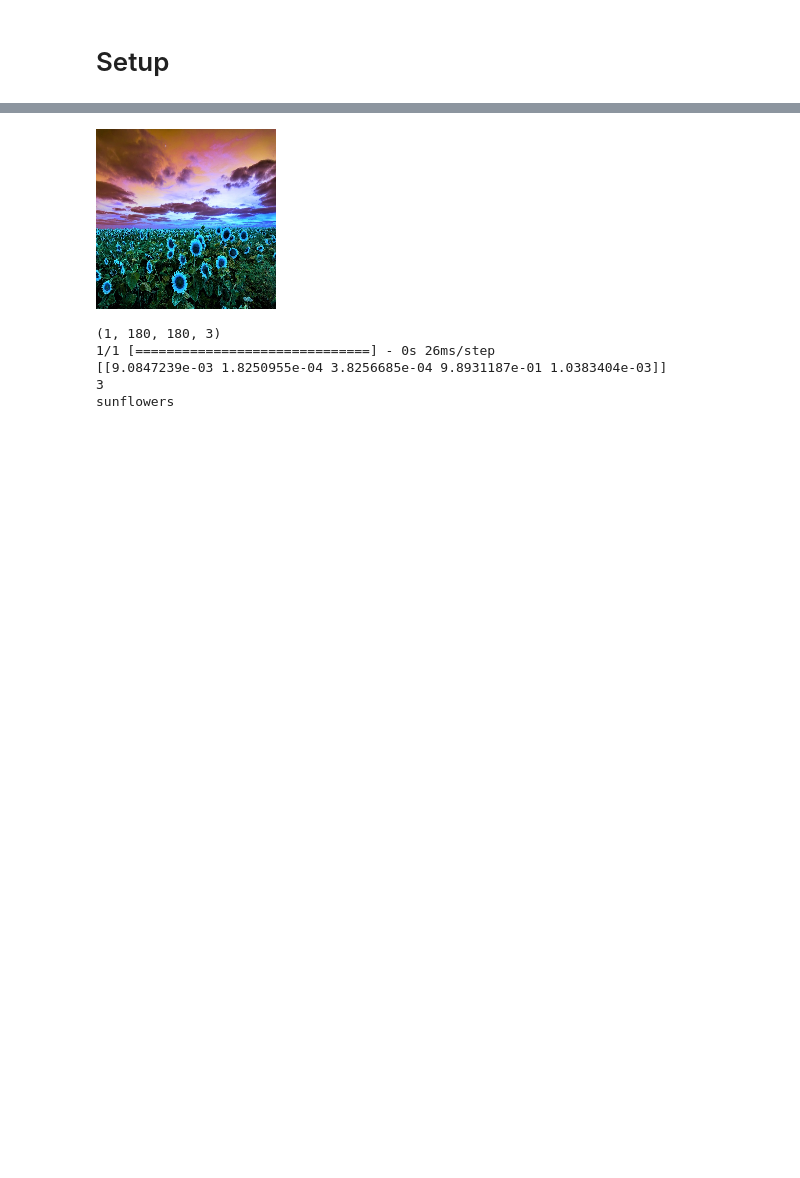
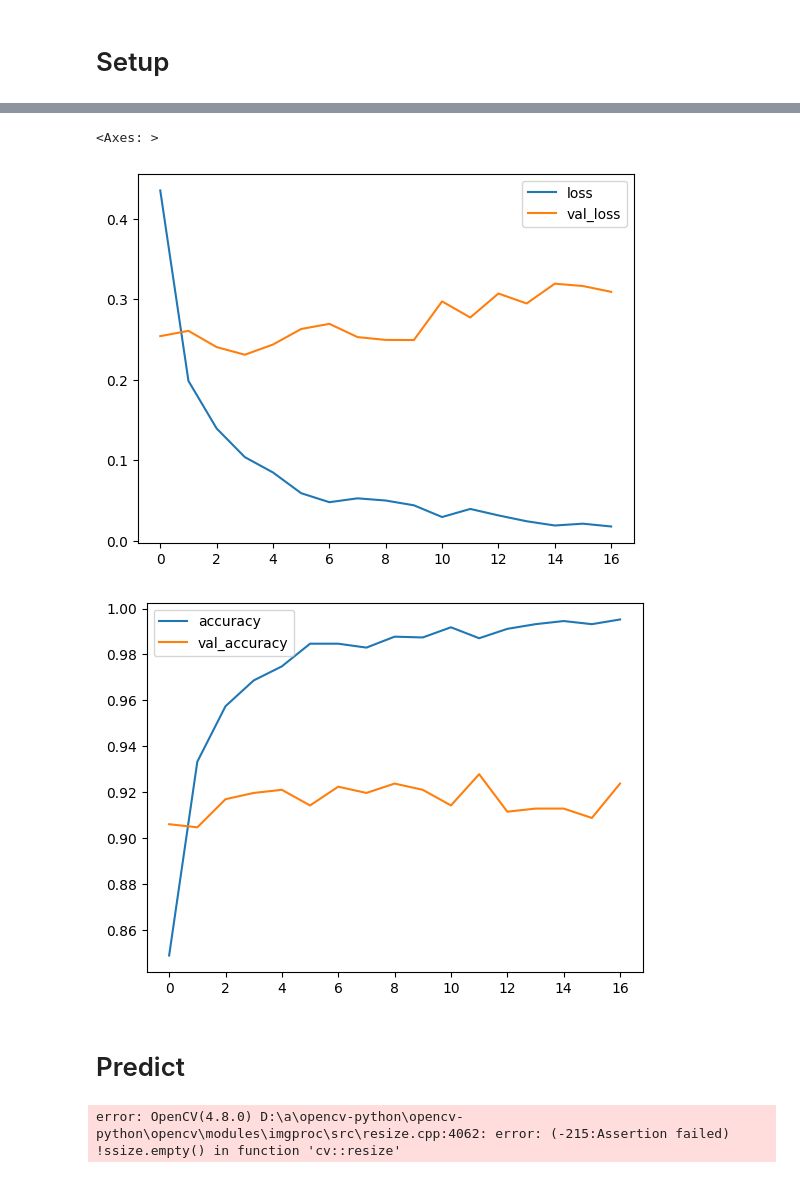
Before and after one commit to WilliamHuang999/cv-food-app, a Jupyter notebook: transferLearning.ipynb, the cells around one changed output, grey strips where cells are left out. Cells and saved outputs as stored; diff of their text form; code cells hidden in the pictures; blank space fills up the shorter version.

```diff
--- a/transferLearning.ipynb
+++ b/transferLearning.ipynb
@@ -152,0 +309,28 @@ history_frame.loc[:, ['accuracy', 'val_accuracy']].plot()
+# %%
+# EfficientNetV2S
+# Create model
+efficientNetv2s_model = Sequential()
+efficientNetv2s_base = EfficientNetV2S(include_top=False, input_shape=(width, height, 3), classes=num_classes,
+                                        weights='imagenet', pooling='avg')
+
+efficientNetv2s_base.trainable = False
+
+efficientNetv2s_model.add(efficientNetv2s_base)
+efficientNetv2s_model.add(Flatten())
+efficientNetv2s_model.add(Dense(512, activation='relu'))
+efficientNetv2s_model.add(Dense(num_classes, activation='softmax'))
+
+# Check model parameters
+efficientNetv2s_model.summary()
+
+# Train model
+efficientNetv2s_model.compile(loss="categorical_crossentropy", optimizer="adam", metrics=["accuracy"])
+stop_early = EarlyStopping(monitor="val_accuracy", patience=5, min_delta=0.001, restore_best_weights=True)
+efficientNetv2s_history = efficientNetv2s_model.fit(train, validation_data=validation, epochs=50,
+                                                      callbacks=[stop_early])
+
+# Plot learning curves
+history_frame = pd.DataFrame(efficientNetv2s_history.history)
+history_frame.loc[:, ['loss', 'val_loss']].plot()
+history_frame.loc[:, ['accuracy', 'val_accuracy']].plot()
+# %% [output]
@@ -153,3 +354,8 @@ history_frame.loc[:, ['accuracy', 'val_accuracy']].plot()
+<Axes: >
+[figure, added]
+[figure, added]
+# %% [markdown]
+# Predict
 # %%
 img = cv2.imread(r"C:\Users\gener\OneDrive\Desktop\sunflower.jpg")
 img_resized = cv2.resize(img, (height, width))
@@ -160,14 +366,9 @@ img=np.expand_dims(img_resized, axis=0)         # FIGURE OUT WHY WE NEED TO EXPA
 print(img.shape)
 
 
-prediction = model.predict(img)
+prediction = mobileNet_history.predict(img)
 print(prediction)
 print(np.argmax(prediction))
 print(train.class_names[np.argmax(prediction)])
 # %% [output]
-[figure, removed]
-(1, 180, 180, 3)
-1/1 [==============================] - 0s 26ms/step
-[[9.0847239e-03 1.8250955e-04 3.8256685e-04 9.8931187e-01 1.0383404e-03]]
-3
-sunflowers
+error: OpenCV(4.8.0) D:\a\opencv-python\opencv-python\opencv\modules\imgproc\src\resize.cpp:4062: error: (-215:Assertion failed) !ssize.empty() in function 'cv::resize'
```
Also changed, not shown: parts of 18 cells of this notebook.
